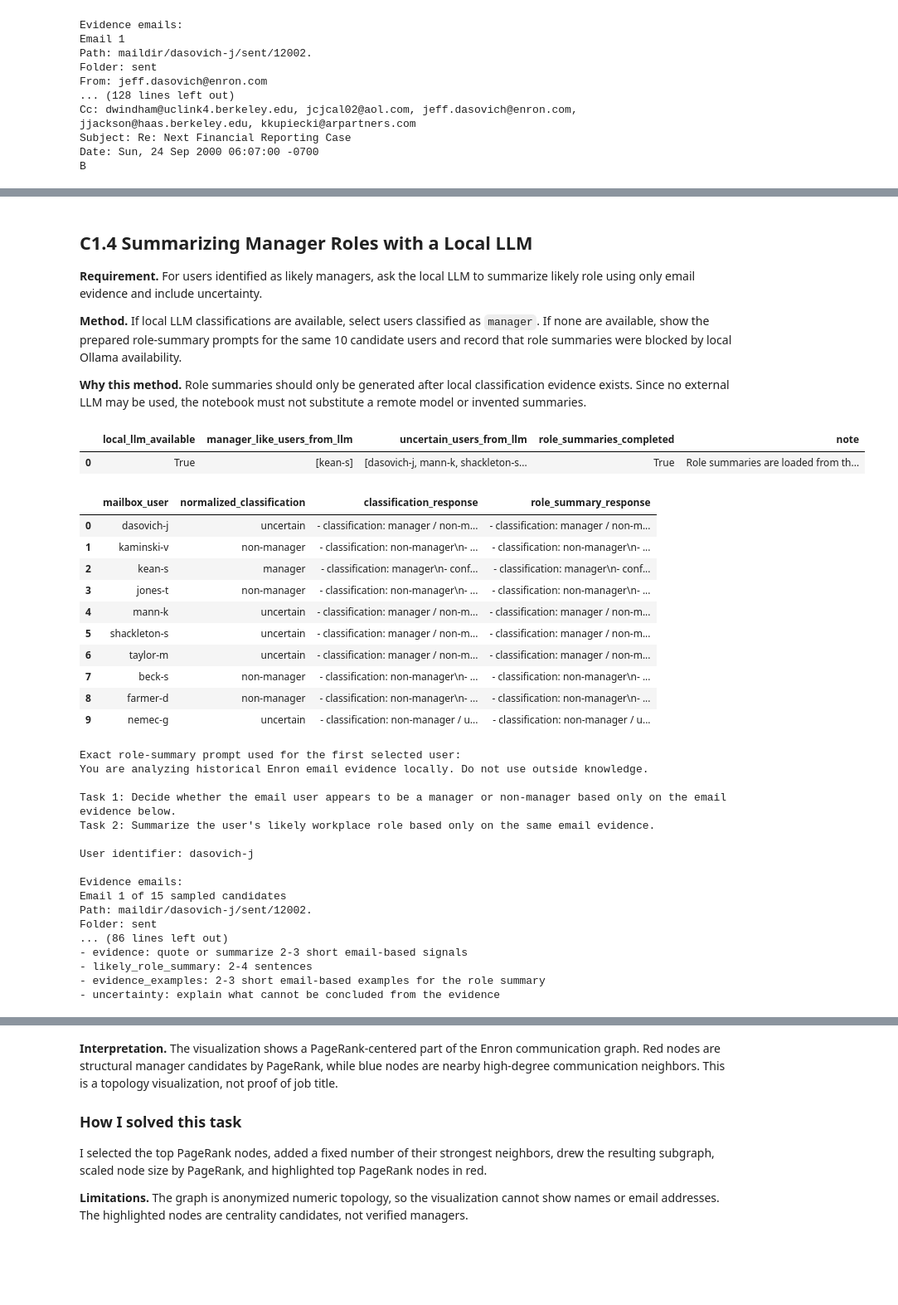
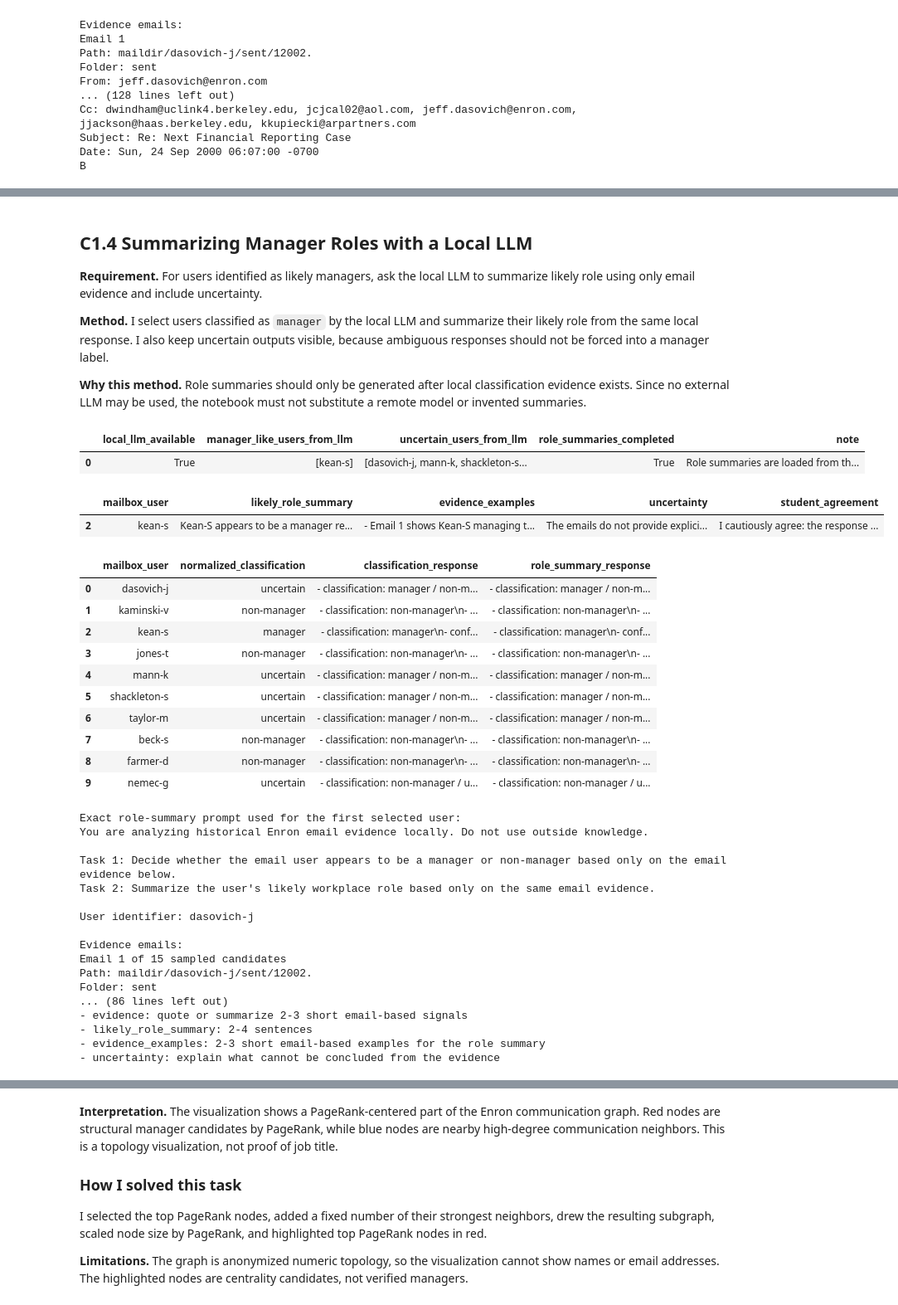
Before and after one commit to Bershco/ds-course-network-analysis, a Jupyter notebook: notebooks/network_analysis_assignment_combined.ipynb, the cells around one changed output, grey strips where cells are left out. Shown at 83% size. Cells and saved outputs as stored; diff of their text form; code cells hidden in the pictures; blank space fills up the shorter version.

```diff
--- a/notebooks/network_analysis_assignment_combined.ipynb
+++ b/notebooks/network_analysis_assignment_combined.ipynb
@@ -2796,43 +2973,77 @@ I selected high-evidence mailbox users, sampled and truncated email evidence, us
 
 **Requirement.** For users identified as likely managers, ask the local LLM to summarize likely role using only email evidence and include uncertainty.
 
-**Method.** If local LLM classifications are available, select users classified as `manager`. If none are available, show the prepared role-summary prompts for the same 10 candidate users and record that role summaries were blocked by local Ollama availability.
+**Method.** I select users classified as `manager` by the local LLM and summarize their likely role from the same local response. I also keep uncertain outputs visible, because ambiguous responses should not be forced into a manager label.
 
 **Why this method.** Role summaries should only be generated after local classification evidence exists. Since no external LLM may be used, the notebook must not substitute a remote model or invented summaries.
 # %%
 manager_like_users = llm_results_df[llm_results_df["normalized_classification"].eq("manager")]["mailbox_user"].tolist()
 uncertain_users = llm_results_df[llm_results_df["normalized_classification"].eq("uncertain")]["mailbox_user"].tolist()
 role_summary_status = {
     "local_llm_available": bool(ollama_status["available"]),
     "manager_like_users_from_llm": manager_like_users,
     "uncertain_users_from_llm": uncertain_users,
     "role_summaries_completed": True,
     "note": "Role summaries are loaded from the same local Ollama responses as the classifications.",
 }
 display(pd.DataFrame([role_summary_status]))
+
+def extract_response_field(text: str, field_name: str) -> str:
+    lines = str(text).splitlines()
+    capture = False
+    collected = []
+    field_prefix = f"- {field_name}:"
+    for line in lines:
+        stripped = line.strip()
+        if stripped.lower().startswith(field_prefix.lower()):
+            capture = True
+            collected.append(stripped.split(":", 1)[1].strip())
+            continue
+        if capture and stripped.startswith("- ") and ":" in stripped:
+            break
+        if capture and stripped:
+            collected.append(stripped)
+    return " ".join(collected).strip()
+
 role_display_df = llm_results_df[[
     "mailbox_user",
     "normalized_classification",
+    "student_agreement",
     "classification_response",
     "role_summary_response",
 ]].copy()
-display(role_display_df)
+role_display_df["likely_role_summary"] = role_display_df["role_summary_response"].map(lambda text: extract_response_field(text, "likely_role_summary"))
+role_display_df["evidence_examples"] = role_display_df["role_summary_response"].map(lambda text: extract_response_field(text, "evidence_examples"))
+role_display_df["uncertainty"] = role_display_df["role_summary_response"].map(lambda text: extract_response_field(text, "uncertainty"))
+
+manager_role_table = role_display_df[role_display_df["normalized_classification"].eq("manager")][[
+    "mailbox_user", "likely_role_summary", "evidence_examples", "uncertainty", "student_agreement"
+]]
+if manager_role_table.empty:
+    print("No users were normalized as manager, so I display all role hypotheses for audit instead.")
+    display(role_display_df[["mailbox_user", "normalized_classification", "likely_role_summary", "evidence_examples", "uncertainty", "student_agreement"]])
+else:
+    display(manager_role_table)
+
+display(role_display_df[["mailbox_user", "normalized_classification", "classification_response", "role_summary_response"]])
 print("Exact role-summary prompt used for the first selected user:")
 print(llm_results_df.iloc[0]["role_summary_prompt"][:5000])
 # %% [output]
 |  | local_llm_available | manager_like_users_from_llm | uncertain_users_from_llm | role_summaries_completed | note |
 | 0 | True | [kean-s] | [dasovich-j, mann-k, shackleton-s... | True | Role summaries are loaded from th... |
-|  | mailbox_user | normalized_classification | classification_response | role_summary_response |
-| 0 | dasovich-j | uncertain | - classification: manager / non-m... | - classification: manager / non-m... |
-| 1 | kaminski-v | non-manager | - classification: non-manager\n- ... | - classification: non-manager\n- ... |
-| 2 | kean-s | manager | - classification: manager\n- conf... | - classification: manager\n- conf... |
-| 3 | jones-t | non-manager | - classification: non-manager\n- ... | - classification: non-manager\n- ... |
-| 4 | mann-k | uncertain | - classification: manager / non-m... | - classification: manager / non-m... |
-| 5 | shackleton-s | uncertain | - classification: manager / non-m... | - classification: manager / non-m... |
-| 6 | taylor-m | uncertain | - classification: manager / non-m... | - classification: manager / non-m... |
-| 7 | beck-s | non-manager | - classification: non-manager\n- ... | - classification: non-manager\n- ... |
-| 8 | farmer-d | non-manager | - classification: non-manager\n- ... | - classification: non-manager\n- ... |
-| 9 | nemec-g | uncertain | - classification: non-manager / u... | - classification: non-manager / u... |
+|  | mailbox_user | likely_role_summary | evidence_examples | uncertainty | student_agreement |
+| 2 | kean-s | Kean-S appears to be a manager re... | - Email 1 shows Kean-S managing t... | The emails do not provide explici... | I cautiously agree: the response ... |
+|  | mailbox_user | normalized_classification | classification_response | role_summary_response |
+| 0 | dasovich-j | uncertain | - classification: manager / non-m... | - classification: manager / non-m... |
+| 1 | kaminski-v | non-manager | - classification: non-manager\n- ... | - classification: non-manager\n- ... |
+| 2 | kean-s | manager | - classification: manager\n- conf... | - classification: manager\n- conf... |
+| 3 | jones-t | non-manager | - classification: non-manager\n- ... | - classification: non-manager\n- ... |
+| 4 | mann-k | uncertain | - classification: manager / non-m... | - classification: manager / non-m... |
+| 5 | shackleton-s | uncertain | - classification: manager / non-m... | - classification: manager / non-m... |
+| 6 | taylor-m | uncertain | - classification: manager / non-m... | - classification: manager / non-m... |
+| 7 | beck-s | non-manager | - classification: non-manager\n- ... | - classification: non-manager\n- ... |
+| 8 | farmer-d | non-manager | - classification: non-manager\n- ... | - classification: non-manager\n- ... |
+| 9 | nemec-g | uncertain | - classification: non-manager / u... | - classification: non-manager / u... |
 Exact role-summary prompt used for the first selected user:
 You are analyzing historical Enron email evidence locally. Do not use outside knowledge.
 
```
Also changed, not shown: parts of 46 cells of this notebook, 2 other files.
